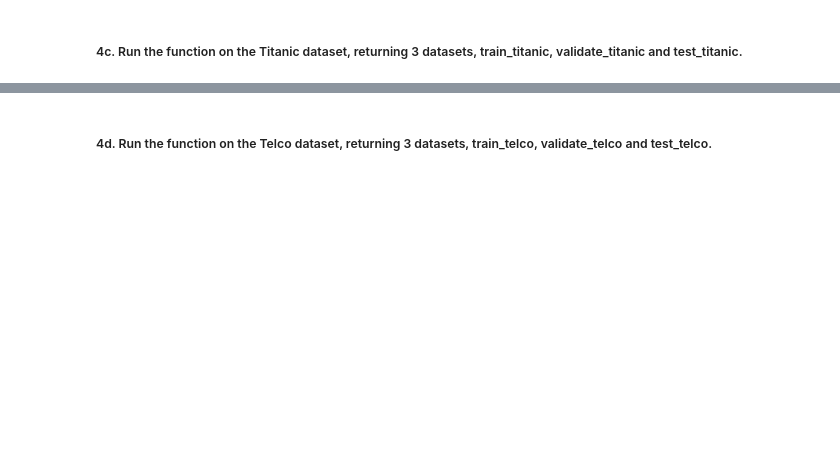
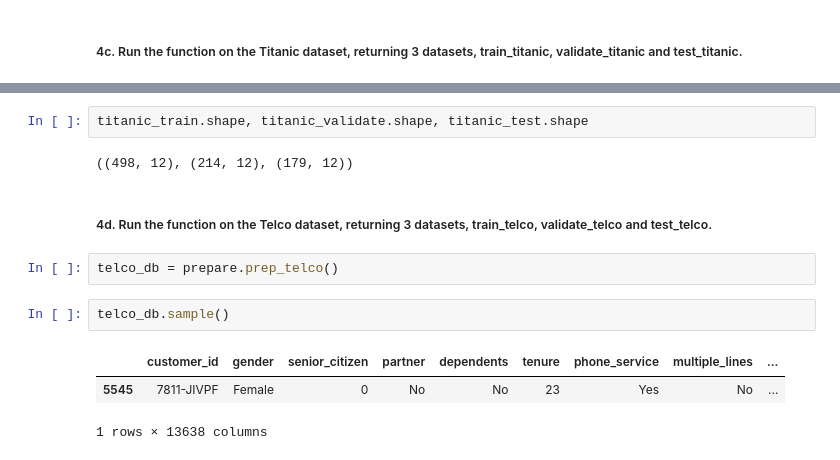
Before and after one commit to Jared-Wood135/classification-exercises, a Jupyter notebook: classification_exercises.ipynb, the cells around one changed output, grey strips where cells are left out. Drawn from its saved outputs; the diff is of its cells as text; blank space fills up the shorter version.

```diff
--- a/classification_exercises.ipynb
+++ b/classification_exercises.ipynb
@@ -568,2 +626,14 @@ prep_telco().sample()
+# %%
+titanic_train.shape, titanic_validate.shape, titanic_test.shape
+# %% [output]
+((498, 12), (214, 12), (179, 12))
 # %% [markdown]
 ##### 4d. Run the function on the Telco dataset, returning 3 datasets, train_telco, validate_telco and test_telco.
+# %%
+telco_db = prepare.prep_telco()
+# %%
+telco_db.sample()
+# %% [output]
+|  | customer_id | gender | senior_citizen | partner | dependents | tenure | phone_service | multiple_lines | ... |
+| 5545 | 7811-JIVPF | Female | 0 | No | No | 23 | Yes | No | ... |
+1 rows × 13638 columns
```
Also changed, not shown: parts of 31 cells of this notebook, 1 other file.
